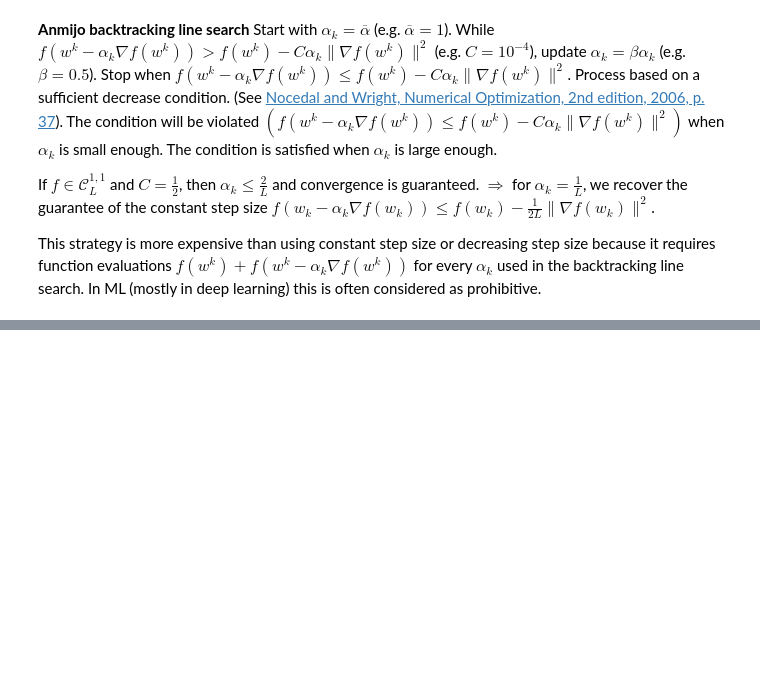
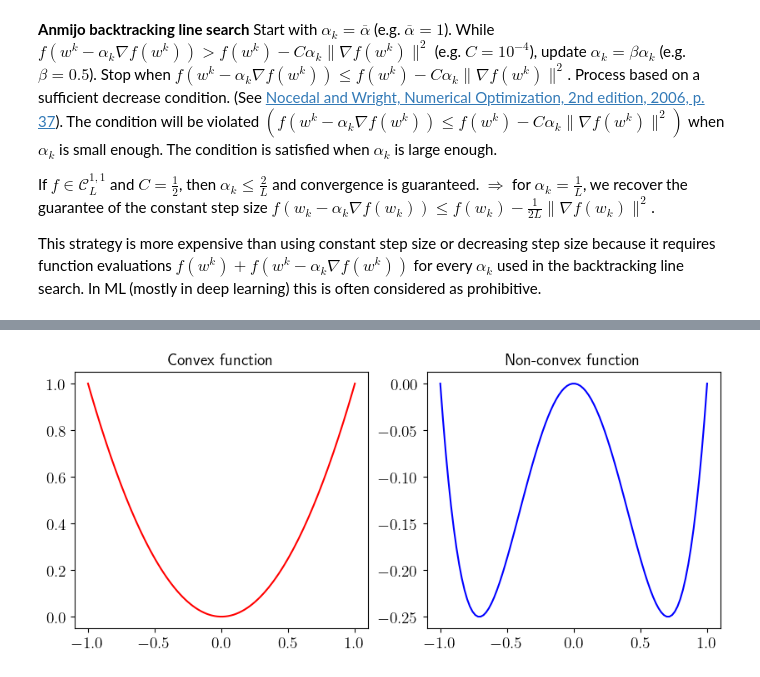
Before and after one commit to qlinhta/iasd-psl, a Jupyter notebook: optimisation/lecture3.ipynb, the cells around one changed output, grey strips where cells are left out. Cells and saved outputs as stored; diff of their text form; code cells hidden in the pictures; blank space fills up the shorter version.

```diff
--- a/optimisation/lecture3.ipynb
+++ b/optimisation/lecture3.ipynb
@@ -13,13 +13,13 @@ import numpy as np
 import matplotlib.pyplot as plt
 plt.style.use('default')
 plt.rc('text', usetex=True)
-plt.rc('font', family='serif')
-plt.rc('font', size=18)
-plt.rc('axes', titlesize=18)
-plt.rc('axes', labelsize=18)
-plt.rc('xtick', labelsize=18)
-plt.rc('ytick', labelsize=18)
-plt.rc('legend', fontsize=18)
+plt.rc('font', family='sans-serif')
+plt.rc('font', size=14)
+plt.rc('axes', titlesize=14)
+plt.rc('axes', labelsize=14)
+plt.rc('xtick', labelsize=14)
+plt.rc('ytick', labelsize=14)
+plt.rc('legend', fontsize=14)
 plt.rc('lines', markersize=10)
 # %% [markdown]
 **Today**: More on Gradient Descent and Non-Convexity
@@ -53,0 +65,10 @@ This strategy is more expensive than using constant step size or decreasing step
+# %%
+fig, ax = plt.subplots(1, 2, figsize=(10, 4))
+x = np.linspace(-1, 1, 100)
+ax[0].plot(x, x**2, color='red')
+ax[0].set_title('Convex function')
+ax[1].plot(x, x**4 - x**2, color='blue')
+ax[1].set_title('Non-convex function')
+plt.show()
+# %% [output]
+[figure, added]
```
Also changed, not shown: parts of 12 cells of this notebook, 1 other file.
